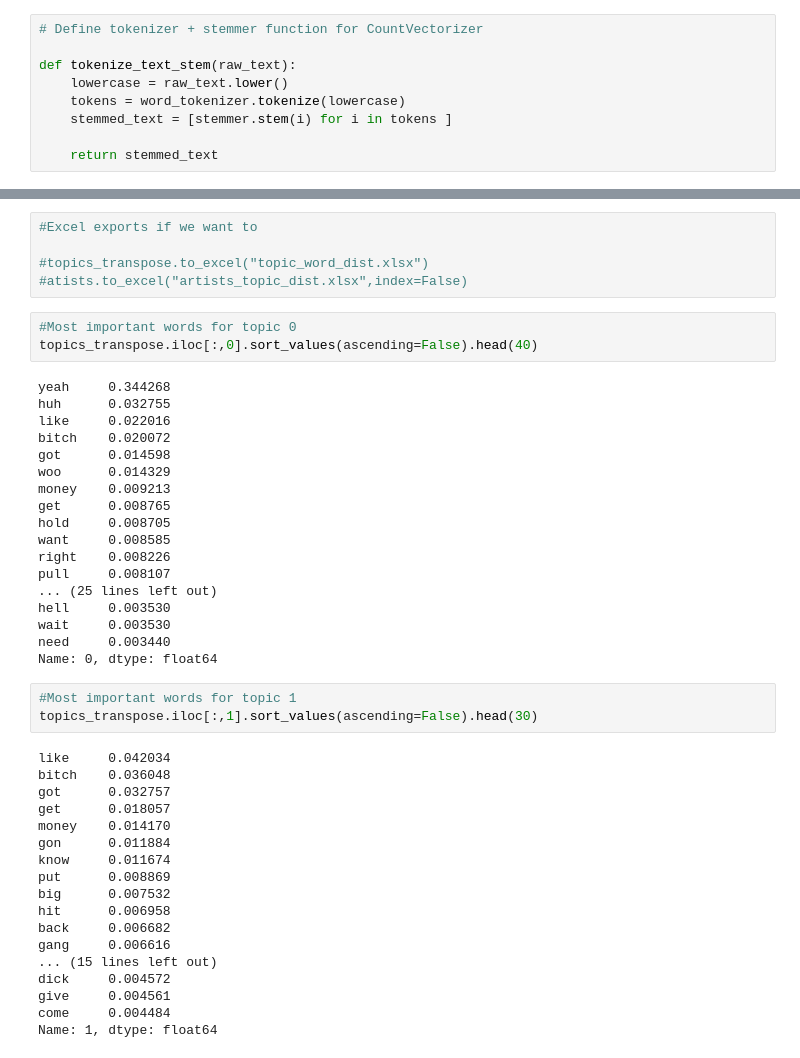
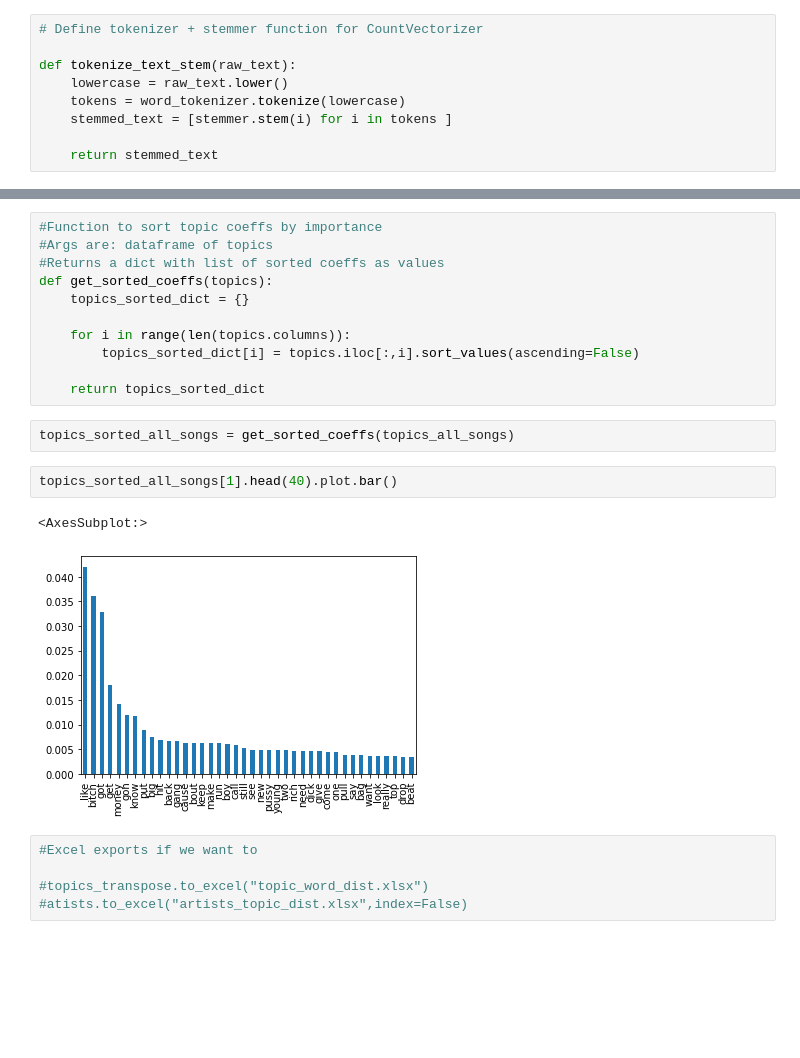
Before and after one commit to zack-tan/music-lyrics-analysis, a Jupyter notebook: Feature2Louis.ipynb, the cells around one changed output, grey strips where cells are left out. Cells and saved outputs as stored; diff of their text form; blank space fills up the shorter version.

```diff
--- a/Feature2Louis.ipynb
+++ b/Feature2Louis.ipynb
@@ -194,47 +170,23 @@ topics_transpose
+# %%
+#Function to sort topic coeffs by importance
+#Args are: dataframe of topics
+#Returns a dict with list of sorted coeffs as values
+def get_sorted_coeffs(topics):
+    topics_sorted_dict = {}
+
+    for i in range(len(topics.columns)):
+        topics_sorted_dict[i] = topics.iloc[:,i].sort_values(ascending=False)
+
+    return topics_sorted_dict
+# %%
+topics_sorted_all_songs = get_sorted_coeffs(topics_all_songs)
+# %%
+topics_sorted_all_songs[1].head(40).plot.bar()
+# %% [output]
+<AxesSubplot:>
+[figure, added]
 # %%
 #Excel exports if we want to
 
 #topics_transpose.to_excel("topic_word_dist.xlsx")
 #atists.to_excel("artists_topic_dist.xlsx",index=False)
-# %%
-#Most important words for topic 0
-topics_transpose.iloc[:,0].sort_values(ascending=False).head(40)
-# %% [output]
-yeah     0.344268
-huh      0.032755
-like     0.022016
-bitch    0.020072
-got      0.014598
-woo      0.014329
-money    0.009213
-get      0.008765
-hold     0.008705
-want     0.008585
-right    0.008226
-pull     0.008107
-... (25 lines left out)
-hell     0.003530
-wait     0.003530
-need     0.003440
-Name: 0, dtype: float64
-# %%
-#Most important words for topic 1
-topics_transpose.iloc[:,1].sort_values(ascending=False).head(30)
-# %% [output]
-like     0.042034
-bitch    0.036048
-got      0.032757
-get      0.018057
-money    0.014170
-gon      0.011884
-know     0.011674
-put      0.008869
-big      0.007532
-hit      0.006958
-back     0.006682
-gang     0.006616
-... (15 lines left out)
-dick     0.004572
-give     0.004561
-come     0.004484
-Name: 1, dtype: float64
```
Also changed, not shown: parts of 42 cells of this notebook.
